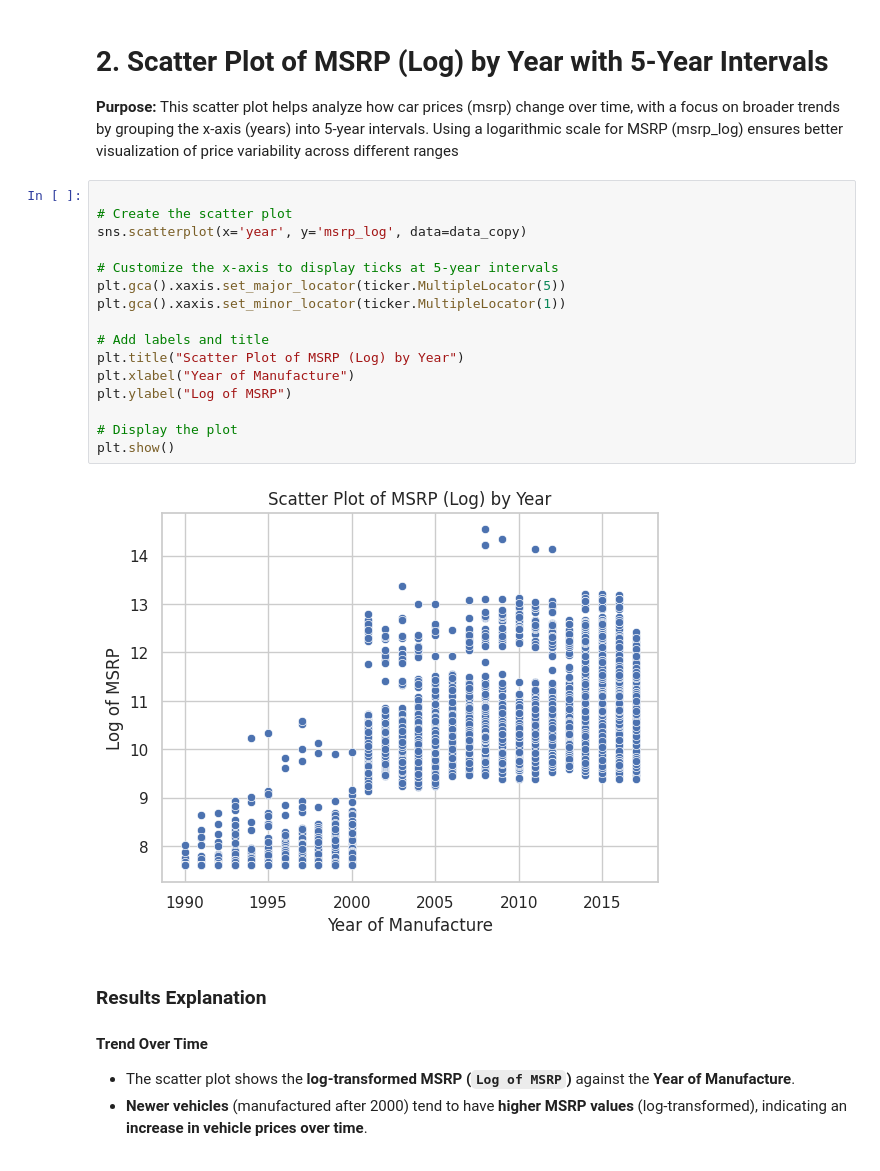
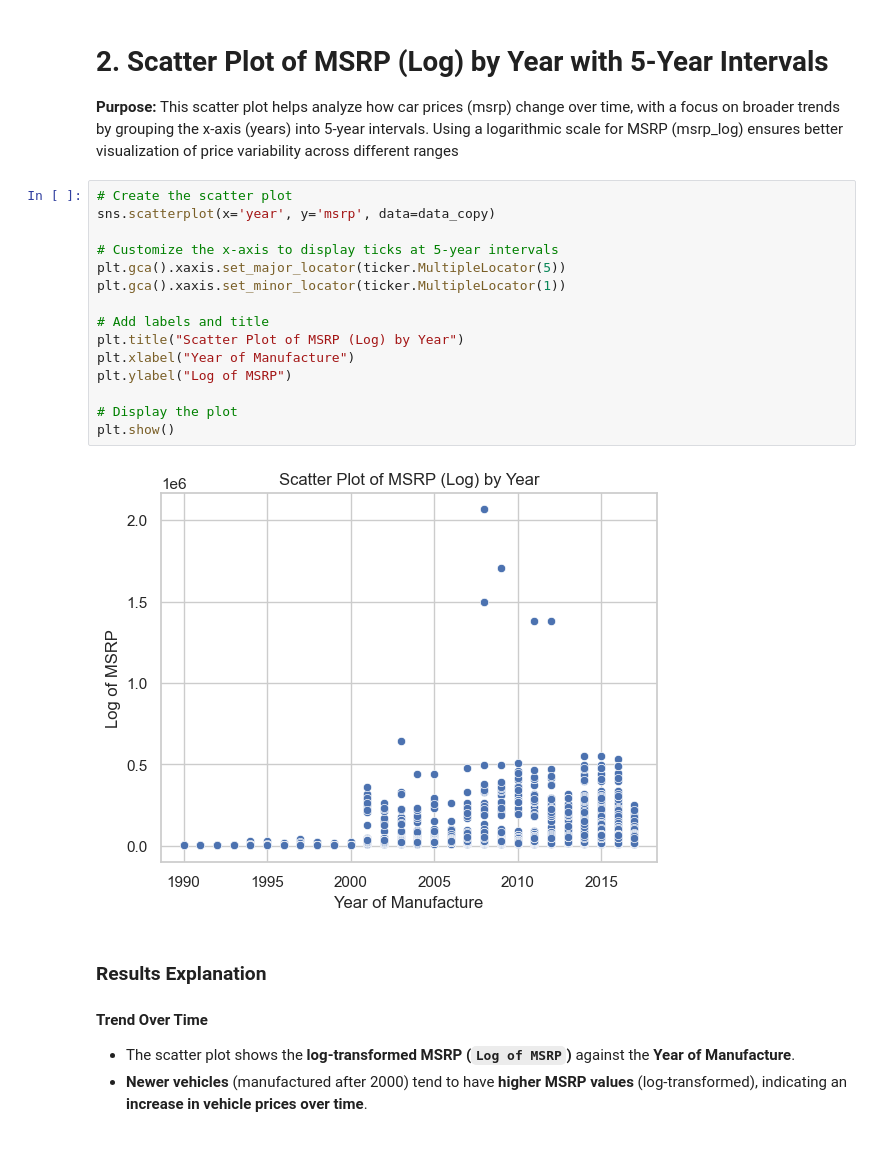
Before and after one commit to Mahmudhassan18/TDS-CARS-MSRP, a Jupyter notebook: TDS-CARS-MSRP.IPYNB, the cells around one changed output. Saved outputs shown, nothing was run; the diff lists cells and outputs as text.

```diff
--- a/TDS-CARS-MSRP.IPYNB
+++ b/TDS-CARS-MSRP.IPYNB
@@ -194,23 +205,22 @@ sns.scatterplot(x='engine_hp', y='msrp_log', hue='engine_cylinders', data=data_c
 **Purpose:**
 This scatter plot helps analyze how car prices (msrp) change over time, with a focus on broader trends by grouping the x-axis (years) into 5-year intervals. Using a logarithmic scale for MSRP (msrp_log) ensures better visualization of price variability across different ranges
 # %%
-
 # Create the scatter plot
-sns.scatterplot(x='year', y='msrp_log', data=data_copy)
+sns.scatterplot(x='year', y='msrp', data=data_copy)
 
 # Customize the x-axis to display ticks at 5-year intervals
 plt.gca().xaxis.set_major_locator(ticker.MultipleLocator(5))
 plt.gca().xaxis.set_minor_locator(ticker.MultipleLocator(1))
 
 # Add labels and title
 plt.title("Scatter Plot of MSRP (Log) by Year")
 plt.xlabel("Year of Manufacture")
 plt.ylabel("Log of MSRP")
 
 # Display the plot
 plt.show()
 # %% [output]
-[figure, old version]
+[figure, new version]
 # %% [markdown]
 ### Results Explanation
 
```
Also changed, not shown: parts of 17 cells of this notebook.
